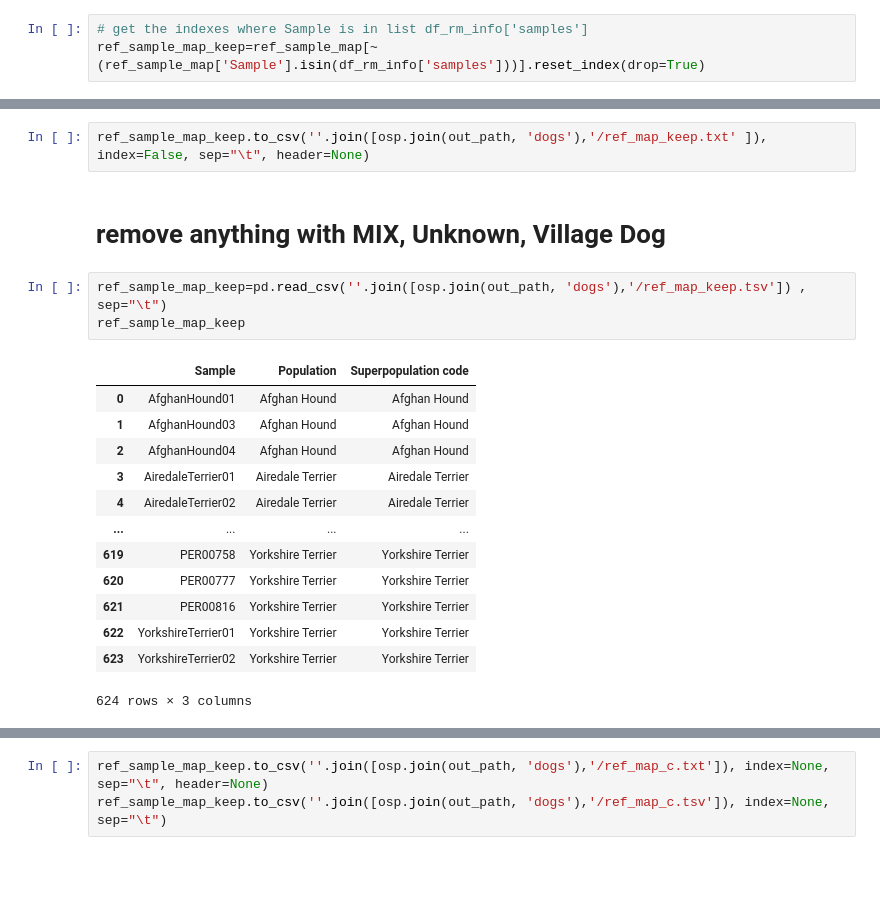
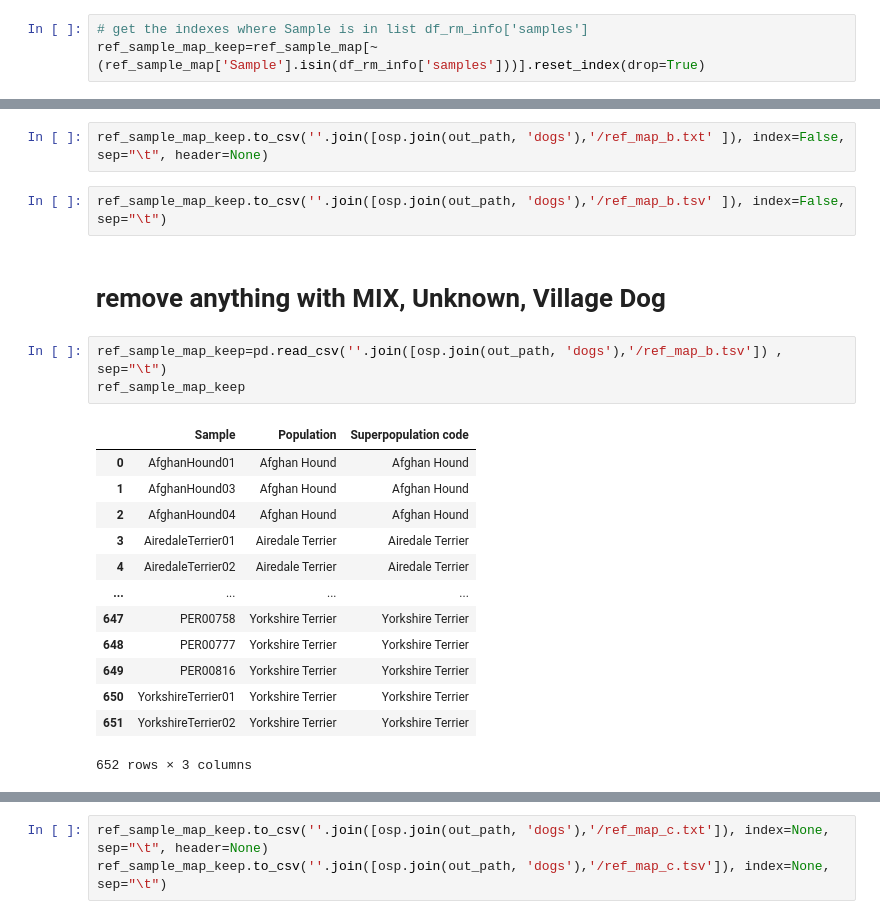
Before and after one commit to RichRast/Ge3Net, a Jupyter notebook: Notebooks/Shared_Notebooks/Dogs_Sample_Map.ipynb, the cells around one changed output, grey strips where cells are left out. Drawn from its saved outputs; the diff is of its cells as text; blank space fills up the shorter version.

```diff
--- a/Notebooks/Shared_Notebooks/Dogs_Sample_Map.ipynb
+++ b/Notebooks/Shared_Notebooks/Dogs_Sample_Map.ipynb
@@ -314,24 +308,26 @@ ref_sample_map_keep
 # %%
-ref_sample_map_keep.to_csv(''.join([osp.join(out_path, 'dogs'),'/ref_map_keep.txt' ]), index=False, sep="\t", header=None)
+ref_sample_map_keep.to_csv(''.join([osp.join(out_path, 'dogs'),'/ref_map_b.txt' ]), index=False, sep="\t", header=None)
+# %%
+ref_sample_map_keep.to_csv(''.join([osp.join(out_path, 'dogs'),'/ref_map_b.tsv' ]), index=False, sep="\t")
 # %% [markdown]
 # remove anything with MIX, Unknown, Village Dog
 # %%
-ref_sample_map_keep=pd.read_csv(''.join([osp.join(out_path, 'dogs'),'/ref_map_keep.tsv']) , sep="\t")
+ref_sample_map_keep=pd.read_csv(''.join([osp.join(out_path, 'dogs'),'/ref_map_b.tsv']) , sep="\t")
 ref_sample_map_keep
 # %% [output]
 |  | Sample | Population | Superpopulation code |
 | 0 | AfghanHound01 | Afghan Hound | Afghan Hound |
 | 1 | AfghanHound03 | Afghan Hound | Afghan Hound |
 | 2 | AfghanHound04 | Afghan Hound | Afghan Hound |
 | 3 | AiredaleTerrier01 | Airedale Terrier | Airedale Terrier |
 | 4 | AiredaleTerrier02 | Airedale Terrier | Airedale Terrier |
 | ... | ... | ... | ... |
-| 619 | PER00758 | Yorkshire Terrier | Yorkshire Terrier |
-| 620 | PER00777 | Yorkshire Terrier | Yorkshire Terrier |
-| 621 | PER00816 | Yorkshire Terrier | Yorkshire Terrier |
-| 622 | YorkshireTerrier01 | Yorkshire Terrier | Yorkshire Terrier |
-| 623 | YorkshireTerrier02 | Yorkshire Terrier | Yorkshire Terrier |
+| 647 | PER00758 | Yorkshire Terrier | Yorkshire Terrier |
+| 648 | PER00777 | Yorkshire Terrier | Yorkshire Terrier |
+| 649 | PER00816 | Yorkshire Terrier | Yorkshire Terrier |
+| 650 | YorkshireTerrier01 | Yorkshire Terrier | Yorkshire Terrier |
+| 651 | YorkshireTerrier02 | Yorkshire Terrier | Yorkshire Terrier |
-624 rows × 3 columns
+652 rows × 3 columns
 # %%
 rm_samples=ref_sample_map_keep[ref_sample_map_keep['Population'].str.contains(r"\b(?:mix|unknown|vill)\b", case=False)]
 rm_samples
```
Also changed, not shown: parts of 10 cells of this notebook, 14 other files.
